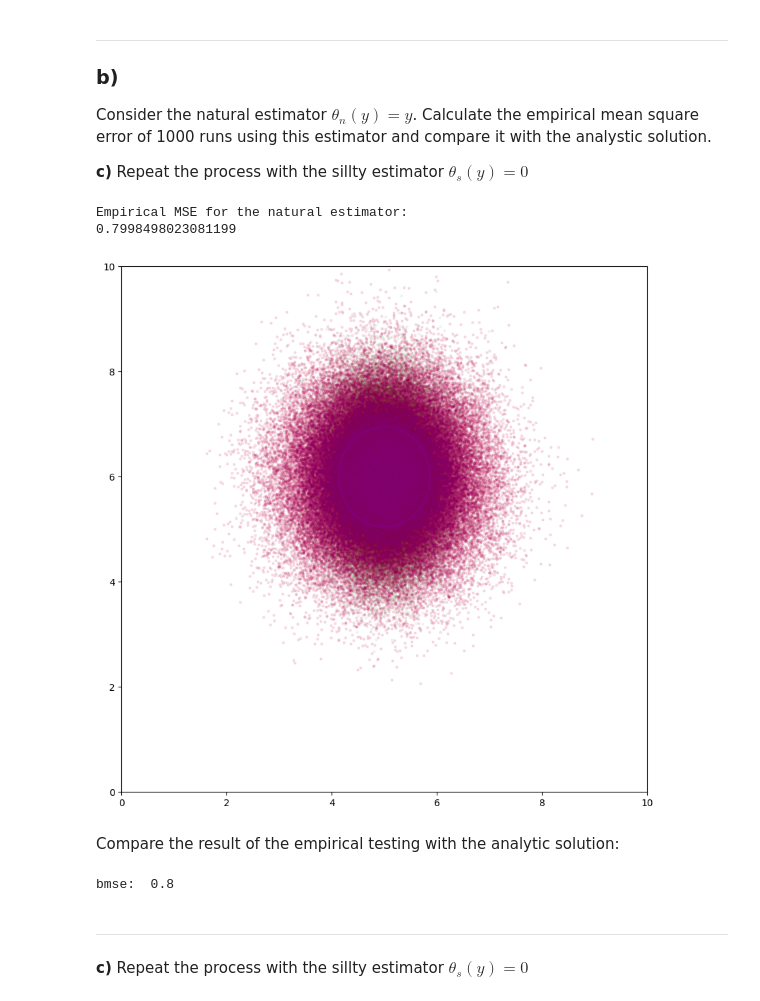
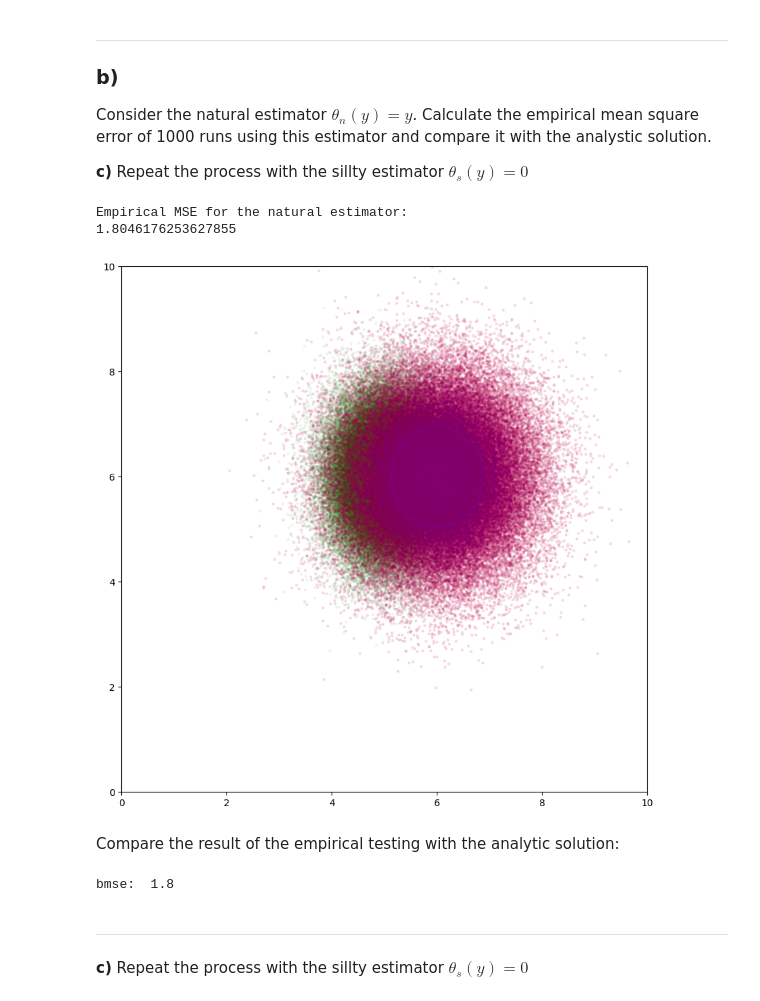
Before and after one commit to derMacon/ss23_sensor-data-fusion, a Jupyter notebook: jupyter-notebooks/exercises-self-created/ex06_problems_modified.ipynb, the cells around one changed output. Cells and saved outputs as stored; diff of their text form; code cells hidden in the pictures.

```diff
--- a/jupyter-notebooks/exercises-self-created/ex06_problems_modified.ipynb
+++ b/jupyter-notebooks/exercises-self-created/ex06_problems_modified.ipynb
@@ -152,29 +152,29 @@ def empirical_mean_square_error(estimates_y, samples_x):
 # %%
 mean_x = [5, 6]
 var_x = [[0.25, 0], [0, 0.6]]
-mean_e = [0, 0]
+mean_e = [1, 0]
 var_e =  [[0.5, 0], [0, 0.3]]
 
 samples_y, samples_x = draw_sample(mean_x, var_x, mean_e, var_e, 100000)
 estimates = theta_n(samples_y)
 
 # Calculate the MSE for the natural estimator
 empirical_MSE_natural = empirical_mean_square_error(estimates, samples_x)
 
 print("Empirical MSE for the natural estimator: ")
 print(empirical_MSE_natural)
 
 ax = init_subplots()
 visualize_points(ax, samples_x, 'green', 'samples_x')
 visualize_points(ax, samples_y, 'red', 'samples_y')
 visualize_points(ax, estimates, 'purple', 'estimates')
 
 ax.set_aspect('equal')
 plt.show()
 # %% [output]
 Empirical MSE for the natural estimator:
-0.7998498023081199
+1.8046176253627855
-[figure, old version]
+[figure, new version]
 # %% [markdown]
 Compare the result of the empirical testing with the analytic solution:
 # %%
@@ -186,9 +186,9 @@ bias_matrix = np.array([bias]).T @ np.array([bias])
 trace_bias = np.trace(bias_matrix)
 bmse = trace_error_cov + trace_bias
 
-print("bmse: ", trace_error_cov)
+print("bmse: ", bmse)
 # %% [output]
-bmse:  0.8
+bmse:  1.8
 # %% [markdown]
 ---
 __c)__ Repeat the process with the sillty estimator $\theta_s(y) = 0$
```
Also changed, not shown: parts of 1 cell of this notebook, 2 other files.
